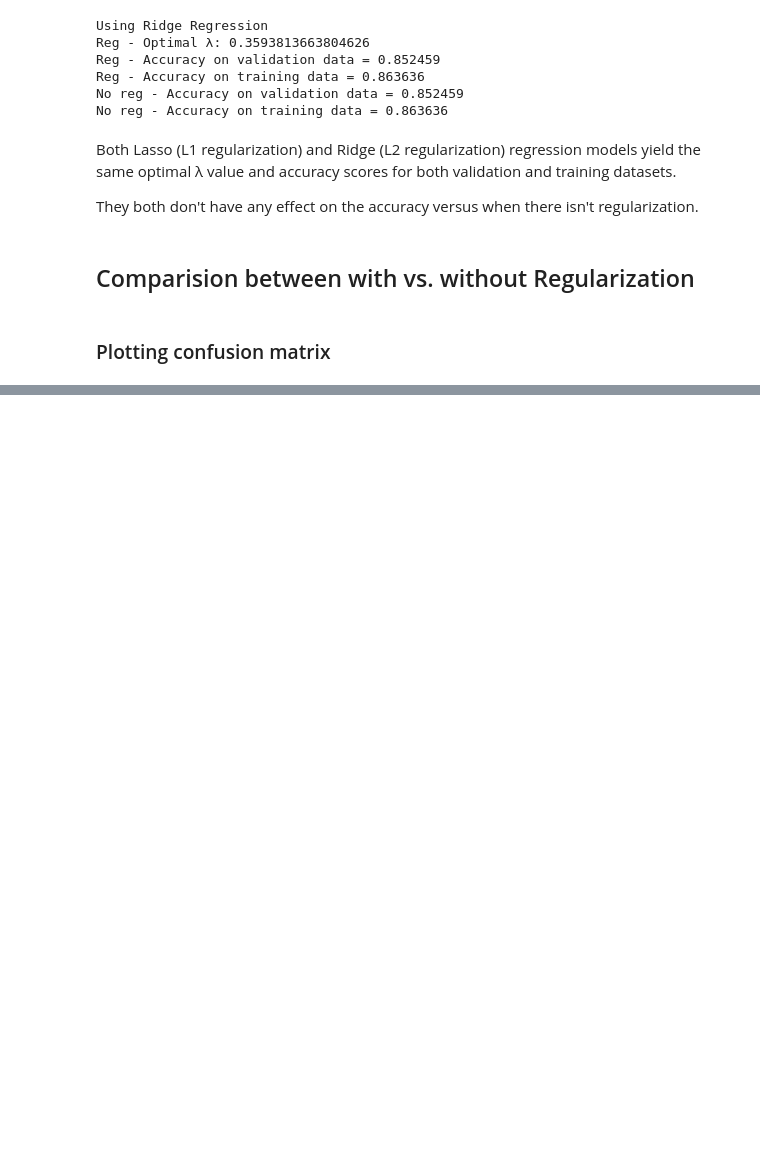
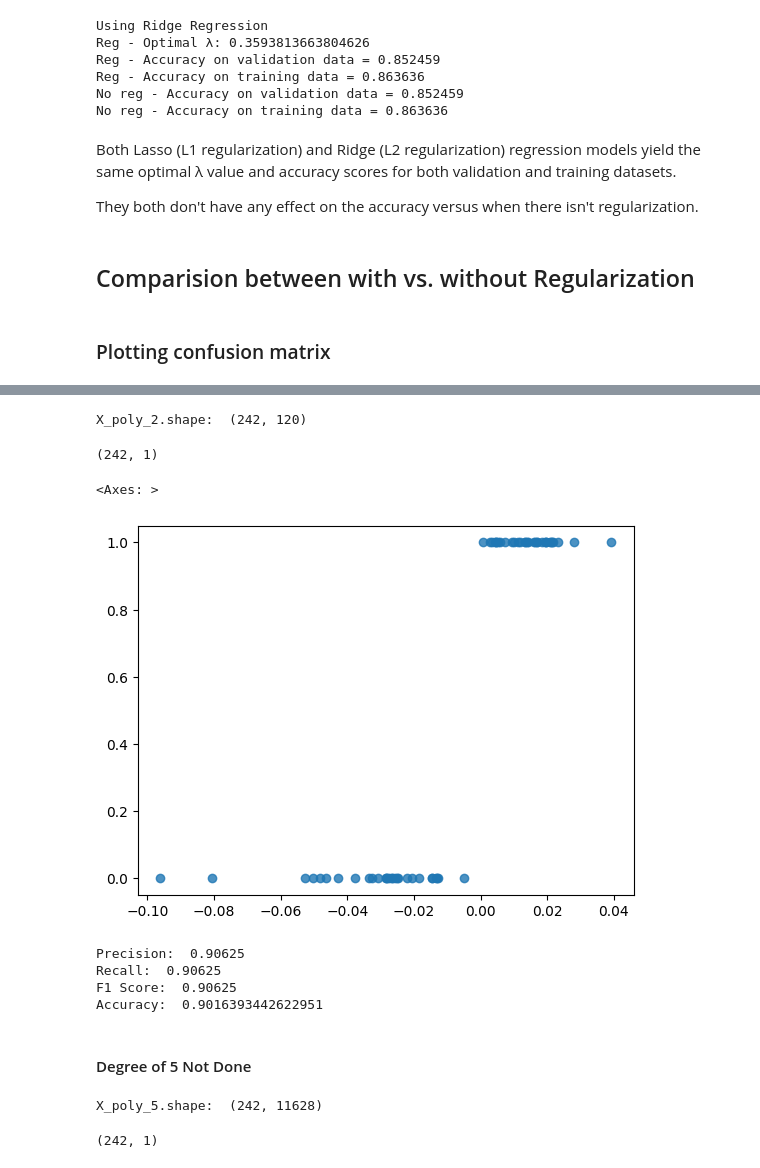
Before and after one commit to thuvu17/ml-train-heart-attack, a Jupyter notebook: heart_attack_logreg.ipynb, the cells around one changed output, grey strips where cells are left out. Cells and saved outputs as stored; diff of their text form; code cells hidden in the pictures; blank space fills up the shorter version.

Commit message:
Added Feature Transformation: Polynomial with degree of 2

```diff
--- a/heart_attack_logreg.ipynb
+++ b/heart_attack_logreg.ipynb
@@ -530,0 +534,8 @@ plt.show()
+# %%
+from sklearn.preprocessing import PolynomialFeatures
+from sklearn.linear_model import LinearRegression
+poly_reg_2 = PolynomialFeatures(degree=2)
+X_poly_2 = poly_reg_2.fit_transform(X_train_1)
+print("X_poly_2.shape: ", X_poly_2.shape)
+# %% [output]
+X_poly_2.shape:  (242, 120)
@@ -530,0 +544,40 @@ plt.show()
+# %%
+y_hat_poly_2 = hypothesis(X_poly_2, w_init_poly_2)
+y_hat_poly_2.shape
+# %% [output]
+(242, 1)
+# %%
+learning_rate = 0.0000001
+num_iters = 100000
+w_poly_2, log_likelihood_values_poly_2 = gradient_ascent(X_poly_2, y_2d_train, learning_rate, num_iters)
+# %%
+t = 0.5
+ones = np.ones((X_test.shape[0], 1))
+X_test_poly_2 = poly_reg_2.fit_transform(np.hstack((ones, X_test)))
+y_hat_poly_2 = predict_class(X_test_poly_2, w_poly_2, t)
+# %%
+sns.regplot(x=np.dot(X_test_poly_2, w_poly_2), y=y_hat_poly_2, data=data, logistic=True, ci=None)
+# %% [output]
+<Axes: >
+[figure, added]
+# %%
+precision_poly_2, recall_poly_2 = precision_recall(y_hat_poly_2, y_2d_test)
+f1_poly_2 = f1(precision_poly_2, recall_poly_2)
+acc = accuracy(y_hat_poly_2, y_2d_test)
+print('Precision: ', precision_poly_2)
+print('Recall: ', recall_poly_2)
+print('F1 Score: ', f1_poly_2)
+print('Accuracy: ', acc)
+# %% [output]
+Precision:  0.90625
+Recall:  0.90625
+F1 Score:  0.90625
+Accuracy:  0.9016393442622951
+# %% [markdown]
+#### Degree of 5 Not Done
+# %%
+poly_reg_5 = PolynomialFeatures(degree=5)
+X_poly_5 = poly_reg_5.fit_transform(X_train_1)
+print("X_poly_5.shape: ", X_poly_5.shape)
+# %% [output]
+X_poly_5.shape:  (242, 11628)
@@ -530,0 +586,5 @@ plt.show()
+# %%
+y_hat_poly_5 = hypothesis(X_poly_5, w_init_poly_5)
+y_hat_poly_5.shape
+# %% [output]
+(242, 1)
```
Also changed, not shown: parts of 17 cells of this notebook.
